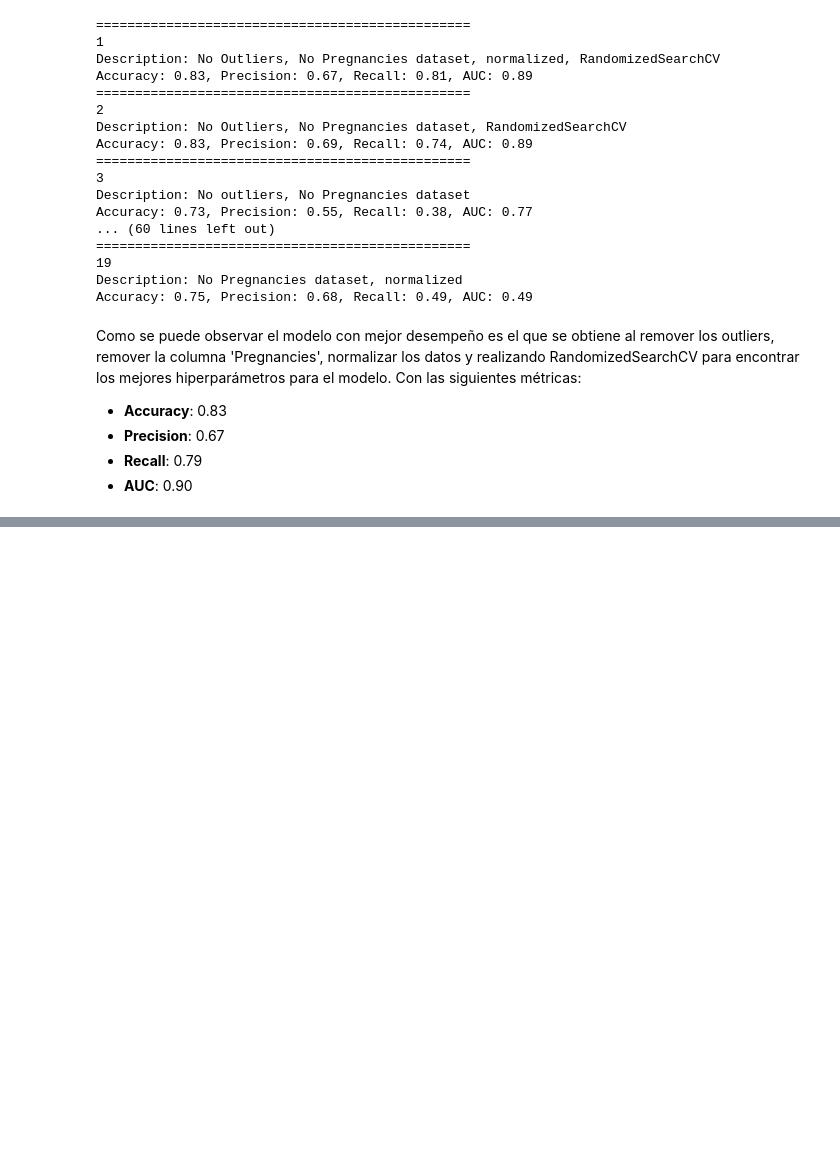
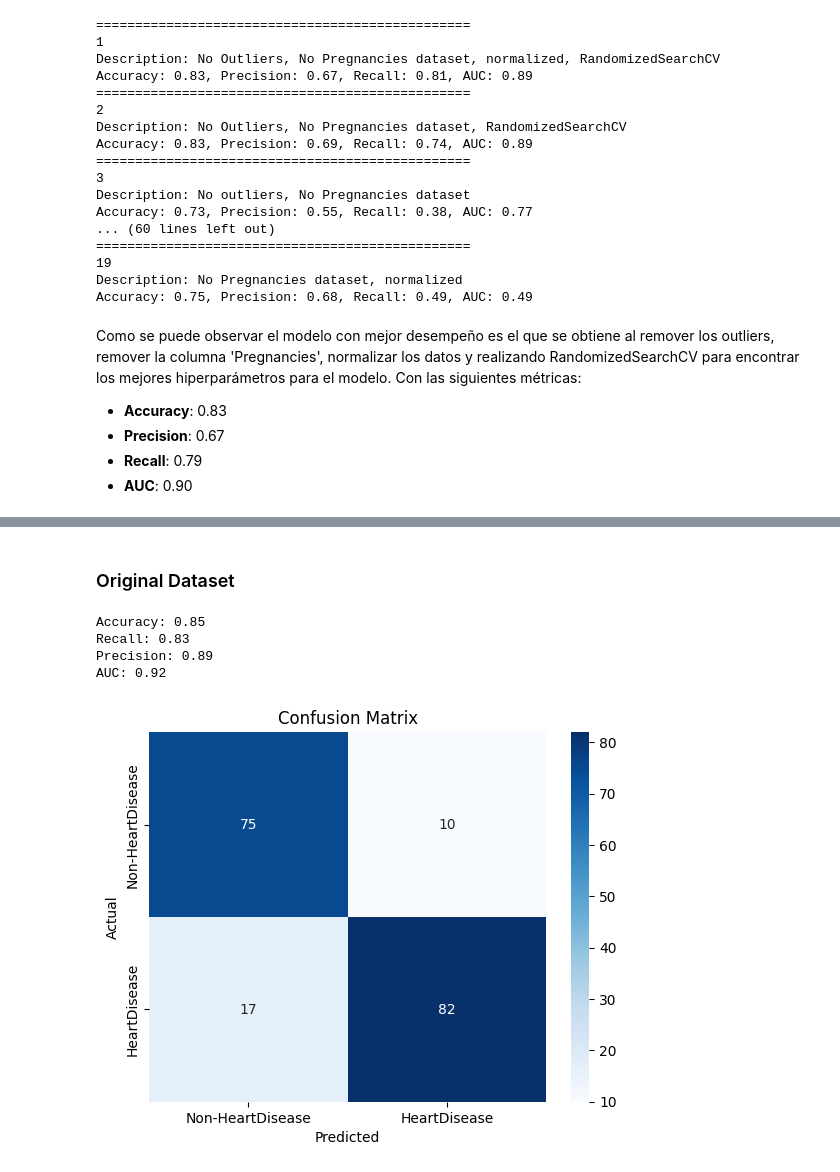
Before and after one commit to TheCsarbeat/proyecto1-IA, a Jupyter notebook: nn.ipynb, the cells around one changed output, grey strips where cells are left out. Saved outputs shown, nothing was run; the diff lists cells and outputs as text; code cells hidden in the pictures; blank space fills up the shorter version.

```diff
--- a/nn.ipynb
+++ b/nn.ipynb
@@ -1079,0 +1093,4 @@ Como se puede observar el modelo con mejor desempeño es el que se obtiene al re
+# %%
+# Order: ["Description", "Accuracy", "Precision", "Recall", "Weighted Score"]
+# Example: ["Original dataset, no ExerciseAngina, Oversampling, standardization", 0.75, 0.8, 0.7, 0.75]
+nn_metrics_heart = []
@@ -1079,0 +1110,14 @@ Como se puede observar el modelo con mejor desempeño es el que se obtiene al re
+# %%
+from sklearn.metrics import confusion_matrix
+def plot_confusion_matrix_Heart(y_test, y_pred):
+    # Calculate the confusion matrix
+    cm = confusion_matrix(y_test, y_pred)
+
+    # Plot the confusion matrix
+    sns.heatmap(cm, annot=True, cmap='Blues')
+    plt.xlabel('Predicted')
+    plt.ylabel('Actual')
+    plt.title('Confusion Matrix')
+    plt.xticks([0.5, 1.5], ['Non-HeartDisease', 'HeartDisease'])
+    plt.yticks([0.5, 1.5], ['Non-HeartDisease', 'HeartDisease'])
+    plt.show()
@@ -1079,0 +1127,36 @@ Como se puede observar el modelo con mejor desempeño es el que se obtiene al re
+# %% [markdown]
+### Original Dataset
+# %%
+from sklearn.model_selection import train_test_split
+from sklearn.neural_network import MLPClassifier
+from sklearn.metrics import accuracy_score, recall_score, precision_score
+
+# Split the data into training and testing sets
+X = df_heart.drop('HeartDisease', axis=1)
+y = df_heart['HeartDisease']
+X_train, X_test, y_train, y_test = train_test_split(X, y, test_size=0.2, random_state=random_seed)
+
+# Train the neural network
+nn_model = MLPClassifier(random_state=42)
+nn_model.fit(X_train, y_train)
+
+# Test the model and calculate accuracy, recall, and precision
+y_pred = nn_model.predict(X_test)
+accuracy = accuracy_score(y_test, y_pred)
+recall = recall_score(y_test, y_pred)
+precision = precision_score(y_test, y_pred)
+
+print("Accuracy:", round(accuracy, 2))
+print("Recall:", round(recall, 2))
+print("Precision:", round(precision, 2))
+print("AUC:", round(calculate_auc(nn_model, X_test, y_test), 2))
+
+nn_metrics_heart.append(["Original dataset", accuracy, precision, recall, calculate_auc(nn_model, X_test, y_test)])
+
+plot_confusion_matrix_Heart(y_test, y_pred)
+# %% [output]
+Accuracy: 0.85
+Recall: 0.83
+Precision: 0.89
+AUC: 0.92
+[figure, added]
```
Also changed, not shown: parts of 66 cells of this notebook.
